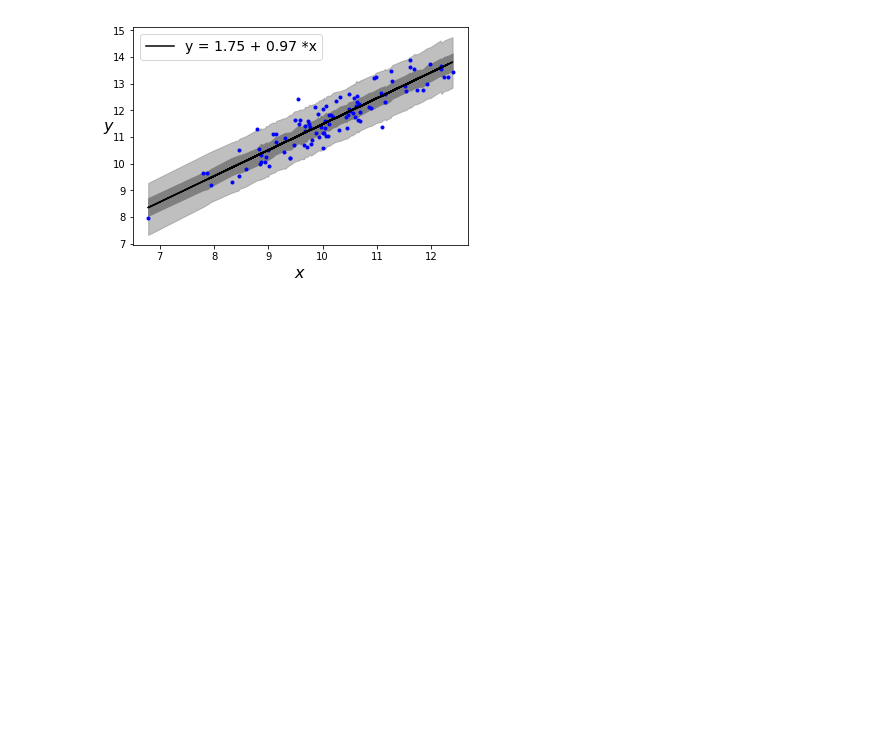
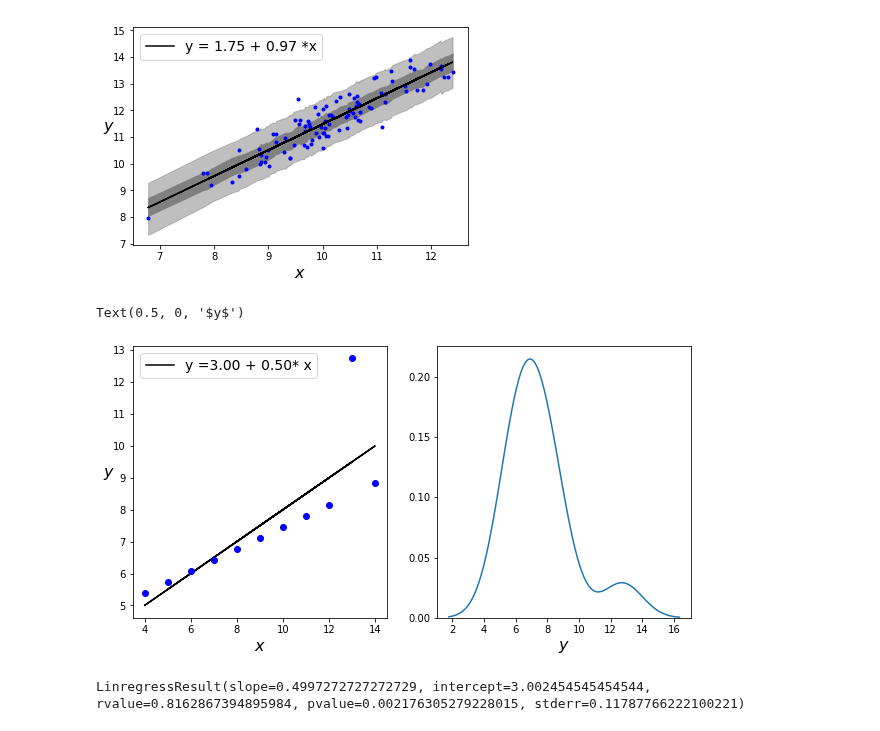
Before and after one commit to Lang-Shao/graduate_cource, a Jupyter notebook: Bayesian_Analysis_2016/04_Linear_Regression_Models.ipynb, the cells around one changed output. Cells and saved outputs as stored; diff of their text form; code cells hidden in the pictures; blank space fills up the shorter version.

Commit message:
add stats.linregress

```diff
--- a/Bayesian_Analysis_2016/04_Linear_Regression_Models.ipynb
+++ b/Bayesian_Analysis_2016/04_Linear_Regression_Models.ipynb
@@ -162,0 +161,23 @@ https://en.wikipedia.org/wiki/Anscombe%27s_quartet
+# %%
+# https://en.wikipedia.org/wiki/Anscombe%27s_quartet
+ans = sns.load_dataset('anscombe')
+x_3 = ans[ans.dataset == 'III']['x'].values
+y_3 = ans[ans.dataset == 'III']['y'].values
+plt.figure(figsize=(10,5))
+plt.subplot(1,2,1)
+beta_c, alpha_c = stats.linregress(x_3, y_3)[:2]
+plt.plot(x_3, (alpha_c + beta_c* x_3), 'k', label='y ={:.2f} + {:.2f}* x'.format(alpha_c, beta_c))
+plt.plot(x_3, y_3, 'bo')
+plt.xlabel('$x$', fontsize=16)
+plt.ylabel('$y$', rotation=0, fontsize=16)
+plt.legend(loc=0, fontsize=14)
+plt.subplot(1,2,2)
+sns.kdeplot(y_3);
+plt.xlabel('$y$', fontsize=16)
+# %% [output]
+Text(0.5, 0, '$y$')
+[figure, added]
+# %%
+stats.linregress(x_3, y_3)
+# %% [output]
+LinregressResult(slope=0.4997272727272729, intercept=3.002454545454544, rvalue=0.8162867394895984, pvalue=0.002176305279228015, stderr=0.11787766222100221)
```
Also changed, not shown: parts of 2 cells of this notebook.
